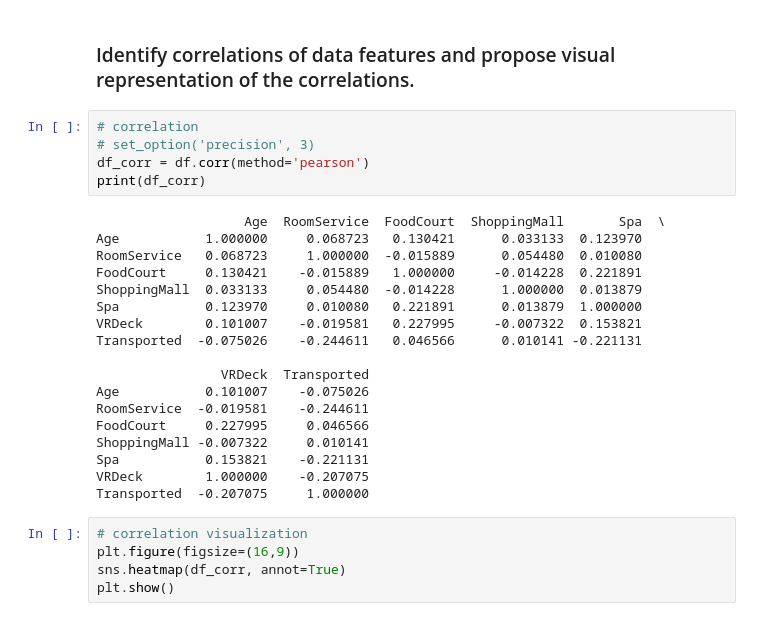
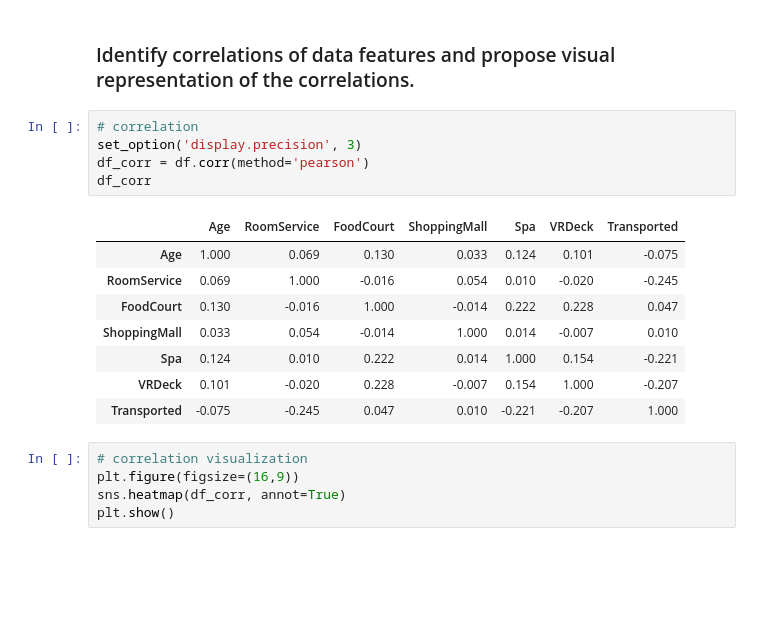
Before and after one commit to mrMichalR/spaceship_titanic, a Jupyter notebook: spaceship_titanic_v2.ipynb, the cells around one changed output. Drawn from its saved outputs; the diff is of its cells as text; blank space fills up the shorter version.

```diff
--- a/spaceship_titanic_v2.ipynb
+++ b/spaceship_titanic_v2.ipynb
@@ -178,27 +192,18 @@ plt.show()
 ### Identify correlations of data features and propose visual representation of the correlations.
 # %%
 # correlation
-# set_option('precision', 3)
+set_option('display.precision', 3)
 df_corr = df.corr(method='pearson')
-print(df_corr)
+df_corr
 # %% [output]
-                   Age  RoomService  FoodCourt  ShoppingMall       Spa  \
-Age           1.000000     0.068723   0.130421      0.033133  0.123970
-RoomService   0.068723     1.000000  -0.015889      0.054480  0.010080
-FoodCourt     0.130421    -0.015889   1.000000     -0.014228  0.221891
-ShoppingMall  0.033133     0.054480  -0.014228      1.000000  0.013879
-Spa           0.123970     0.010080   0.221891      0.013879  1.000000
-VRDeck        0.101007    -0.019581   0.227995     -0.007322  0.153821
-Transported  -0.075026    -0.244611   0.046566      0.010141 -0.221131
-
-                VRDeck  Transported
-Age           0.101007    -0.075026
-RoomService  -0.019581    -0.244611
-FoodCourt     0.227995     0.046566
-ShoppingMall -0.007322     0.010141
-Spa           0.153821    -0.221131
-VRDeck        1.000000    -0.207075
-Transported  -0.207075     1.000000
+|  | Age | RoomService | FoodCourt | ShoppingMall | Spa | VRDeck | Transported |
+| Age | 1.000 | 0.069 | 0.130 | 0.033 | 0.124 | 0.101 | -0.075 |
+| RoomService | 0.069 | 1.000 | -0.016 | 0.054 | 0.010 | -0.020 | -0.245 |
+| FoodCourt | 0.130 | -0.016 | 1.000 | -0.014 | 0.222 | 0.228 | 0.047 |
+| ShoppingMall | 0.033 | 0.054 | -0.014 | 1.000 | 0.014 | -0.007 | 0.010 |
+| Spa | 0.124 | 0.010 | 0.222 | 0.014 | 1.000 | 0.154 | -0.221 |
+| VRDeck | 0.101 | -0.020 | 0.228 | -0.007 | 0.154 | 1.000 | -0.207 |
+| Transported | -0.075 | -0.245 | 0.047 | 0.010 | -0.221 | -0.207 | 1.000 |
 # %%
 # correlation visualization
 plt.figure(figsize=(16,9))
```
Also changed, not shown: parts of 46 cells of this notebook.
